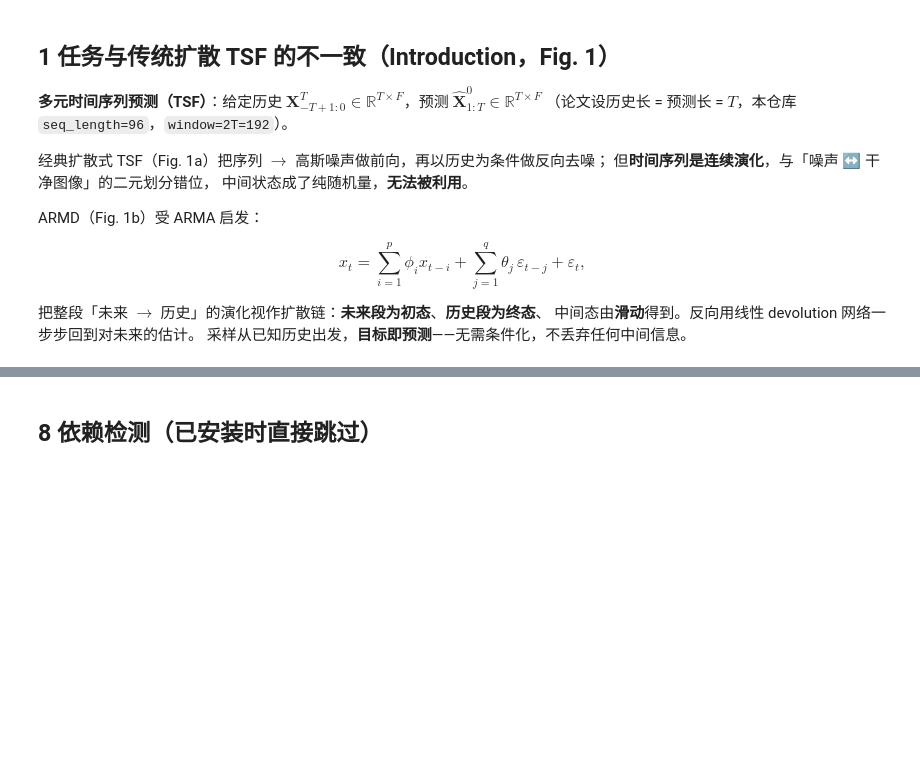
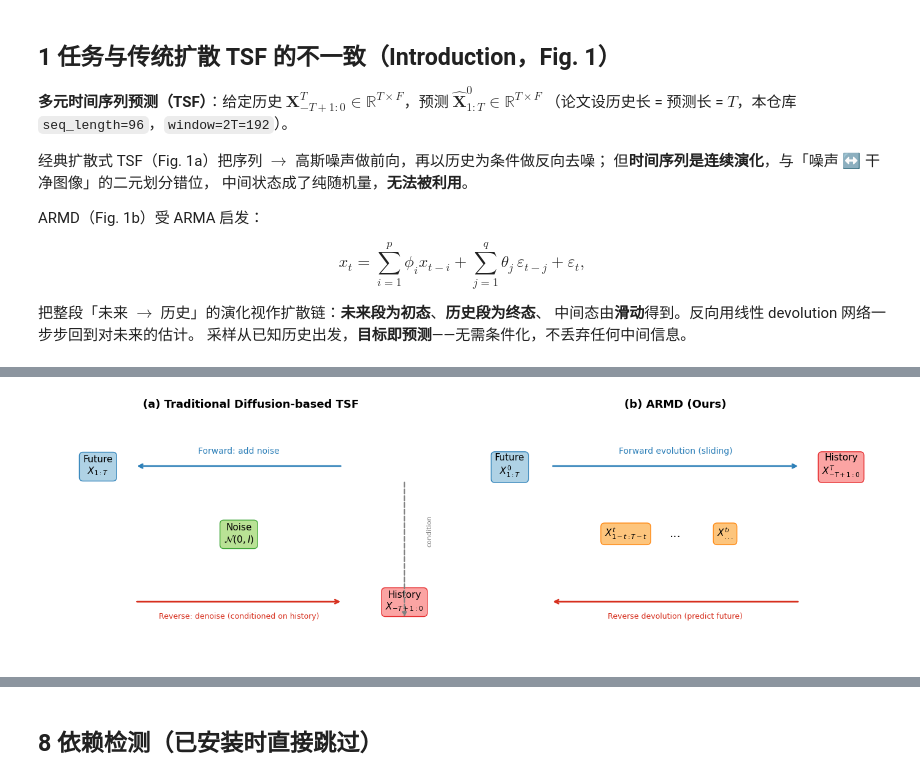
Before and after one commit to IdiosyncraticDragon/ARMD, a Jupyter notebook: tutorials/armd_standalone_full.ipynb, the cells around one changed output, grey strips where cells are left out. Cells and saved outputs as stored; diff of their text form; code cells hidden in the pictures; blank space fills up the shorter version.

```diff
--- a/tutorials/armd_standalone_full.ipynb
+++ b/tutorials/armd_standalone_full.ipynb
@@ -58,3 +70,86 @@ $$
+# %%
+import numpy as np
+import matplotlib.pyplot as plt
+import matplotlib.patches as mpatches
+
+plt.rcParams.update({'font.size': 11})
+
+fig, axes = plt.subplots(1, 2, figsize=(14, 4.5))
+
+# -- Fig 1a: Traditional diffusion-based TSF --
+ax = axes[0]
+ax.set_title('(a) Traditional Diffusion-based TSF', fontsize=13, fontweight='bold')
+
+ax.annotate('', xy=(0.22, 0.78), xytext=(0.72, 0.78),
+            arrowprops=dict(arrowstyle='->', lw=2, color='#2c7fb8'),
+            xycoords='axes fraction')
+ax.text(0.47, 0.83, 'Forward: add noise', ha='center', fontsize=10, color='#2c7fb8', transform=ax.transAxes)
+
+ax.annotate('', xy=(0.72, 0.22), xytext=(0.22, 0.22),
+            arrowprops=dict(arrowstyle='->', lw=2, color='#d7301f'),
+            xycoords='axes fraction')
+ax.text(0.47, 0.15, 'Reverse: denoise (conditioned on history)', ha='center', fontsize=9, color='#d7301f', transform=ax.transAxes)
+
+bbox_kw = dict(boxstyle='round,pad=0.4', facecolor='#a6cee3', edgecolor='#1f78b4', alpha=0.9)
+ax.text(0.13, 0.78, 'Future\n$X_{1:T}$', ha='center', va='center', fontsize=11,
+        bbox=bbox_kw, transform=ax.transAxes)
+
+bbox_noise = dict(boxstyle='round,pad=0.4', facecolor='#b2df8a', edgecolor='#33a02c', alpha=0.9)
+ax.text(0.47, 0.50, 'Noise\n$\\mathcal{N}(0, I)$', ha='center', va='center', fontsize=11,
+        bbox=bbox_noise, transform=ax.transAxes)
+
+bbox_hist = dict(boxstyle='round,pad=0.4', facecolor='#fb9a99', edgecolor='#e31a1c', alpha=0.9)
+ax.text(0.87, 0.22, 'History\n$X_{-T+1:0}$', ha='center', va='center', fontsize=11,
+        bbox=bbox_hist, transform=ax.transAxes)
+
+ax.annotate('', xy=(0.87, 0.15), xytext=(0.87, 0.72),
+            arrowprops=dict(arrowstyle='-|>', lw=1.5, color='gray', ls='--'),
+            xycoords='axes fraction')
+ax.text(0.93, 0.45, 'condition', ha='center', fontsize=8, color='gray', rotation=90, transform=ax.transAxes)
+
+ax.set_xlim(0, 1)
+ax.set_ylim(0, 1)
+ax.axis('off')
+
+# -- Fig 1b: ARMD --
+ax = axes[1]
+ax.set_title('(b) ARMD (Ours)', fontsize=13, fontweight='bold')
+
+ax.annotate('', xy=(0.80, 0.78), xytext=(0.20, 0.78),
+            arrowprops=dict(arrowstyle='->', lw=2, color='#2c7fb8'),
+            xycoords='axes fraction')
+ax.text(0.50, 0.83, 'Forward evolution (sliding)', ha='center', fontsize=10, color='#2c7fb8', transform=ax.transAxes)
+
+ax.annotate('', xy=(0.20, 0.22), xytext=(0.80, 0.22),
+            arrowprops=dict(arrowstyle='->', lw=2, color='#d7301f'),
+            xycoords='axes fraction')
+ax.text(0.50, 0.15, 'Reverse devolution (predict future)', ha='center', fontsize=9, color='#d7301f', transform=ax.transAxes)
+
+bbox_fut = dict(boxstyle='round,pad=0.4', facecolor='#a6cee3', edgecolor='#1f78b4', alpha=0.9)
+ax.text(0.10, 0.78, 'Future\n$X^0_{1:T}$', ha='center', va='center', fontsize=11,
+        bbox=bbox_fut, transform=ax.transAxes)
+
+bbox_mid = dict(boxstyle='round,pad=0.4', facecolor='#fdbf6f', edgecolor='#ff7f00', alpha=0.9)
+ax.text(0.38, 0.50, '$X^t_{1-t:T-t}$', ha='center', va='center', fontsize=11,
+        bbox=bbox_mid, transform=ax.transAxes)
+bbox_mid2 = dict(boxstyle='round,pad=0.4', facecolor='#fdbf6f', edgecolor='#ff7f00', alpha=0.9)
+ax.text(0.62, 0.50, '$X^{t\\prime}_{...}$', ha='center', va='center', fontsize=11,
+        bbox=bbox_mid2, transform=ax.transAxes)
+
+bbox_hist2 = dict(boxstyle='round,pad=0.4', facecolor='#fb9a99', edgecolor='#e31a1c', alpha=0.9)
+ax.text(0.90, 0.78, 'History\n$X^T_{-T+1:0}$', ha='center', va='center', fontsize=11,
+        bbox=bbox_hist2, transform=ax.transAxes)
+
+ax.annotate('...', xy=(0.50, 0.50), xycoords='axes fraction', fontsize=14, ha='center', va='center')
+
+ax.set_xlim(0, 1)
+ax.set_ylim(0, 1)
+ax.axis('off')
+
+fig.tight_layout()
+plt.show()
+# %% [output]
+[figure, added]
 # %% [markdown]
 ## 2 DDPM 标量记号（Preliminary）
 
```
Also changed, not shown: parts of 7 cells of this notebook, 8 other files.
